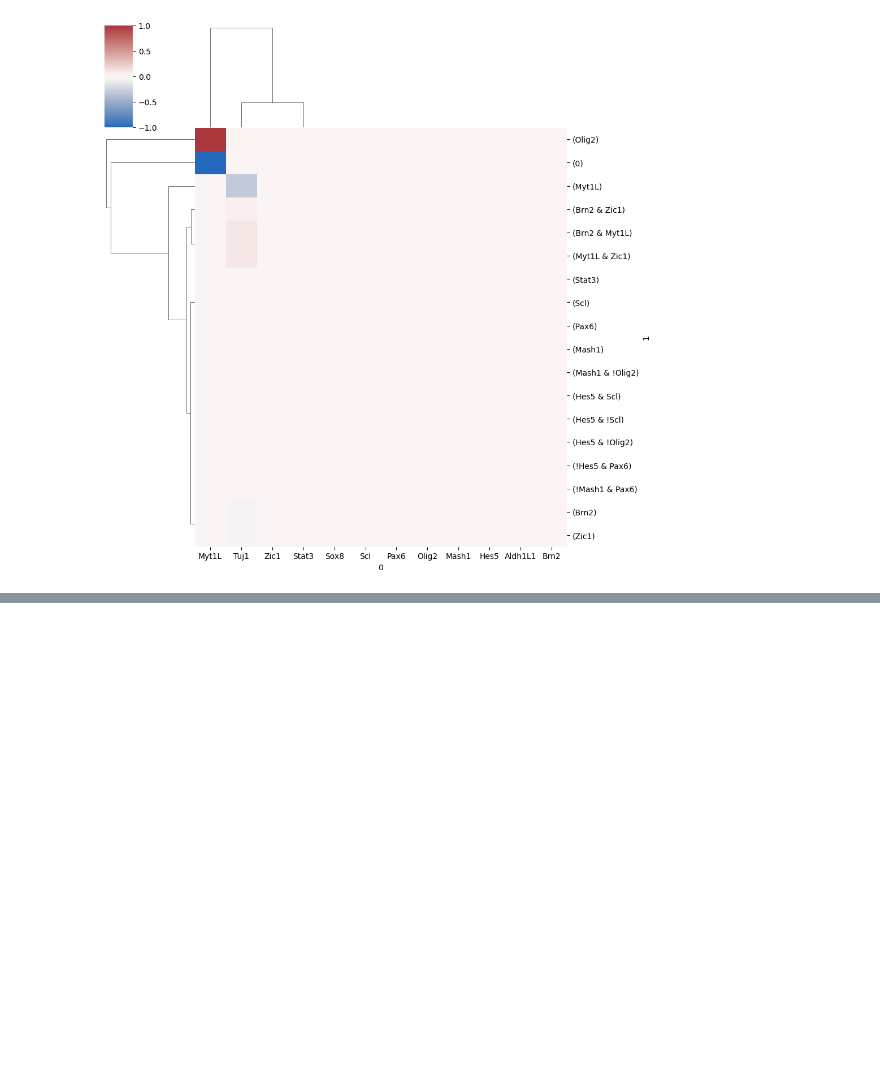
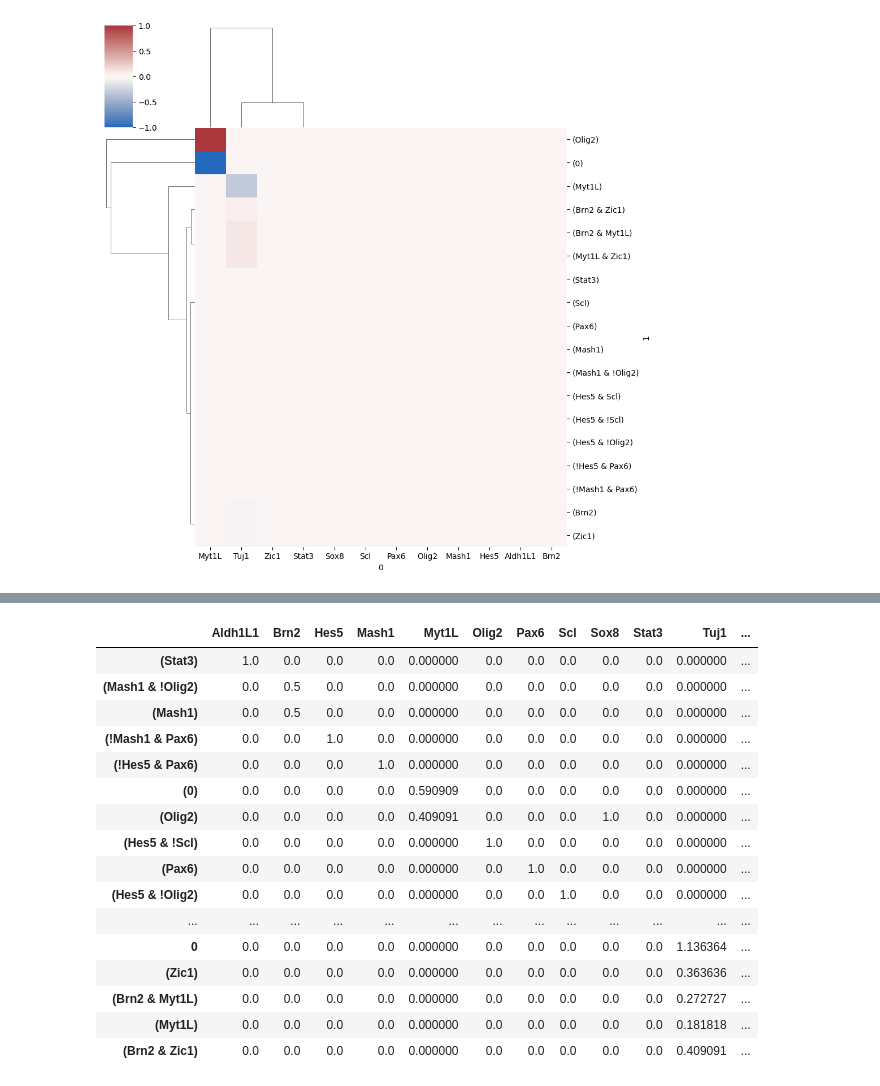
Before and after one commit to sysbio-curie/AstroLogics, a Jupyter notebook: scripts/Tutorial_BonesisTutorial.ipynb, the cells around one changed output, grey strips where cells are left out. Saved outputs shown, nothing was run; the diff lists cells and outputs as text; code cells hidden in the pictures; blank space fills up the shorter version.

```diff
--- a/scripts/Tutorial_BonesisTutorial.ipynb
+++ b/scripts/Tutorial_BonesisTutorial.ipynb
@@ -171,0 +259,23 @@ sns.clustermap(matrix.fillna(0).transpose(), cmap = 'vlag', vmax = 1, vmin = -1,
+# %%
+from logic_ensemble import logical_rules_processing
+
+model_logic_mtx = model.logic.model_logic
+logical_rules_processing.logic_clause_frequency(model_logic_mtx)
+# %% [output]
+|  | Aldh1L1 | Brn2 | Hes5 | Mash1 | Myt1L | Olig2 | Pax6 | Scl | Sox8 | Stat3 | Tuj1 | ... |
+| (Stat3) | 1.0 | 0.0 | 0.0 | 0.0 | 0.000000 | 0.0 | 0.0 | 0.0 | 0.0 | 0.0 | 0.000000 | ... |
+| (Mash1 & !Olig2) | 0.0 | 0.5 | 0.0 | 0.0 | 0.000000 | 0.0 | 0.0 | 0.0 | 0.0 | 0.0 | 0.000000 | ... |
+| (Mash1) | 0.0 | 0.5 | 0.0 | 0.0 | 0.000000 | 0.0 | 0.0 | 0.0 | 0.0 | 0.0 | 0.000000 | ... |
+| (!Mash1 & Pax6) | 0.0 | 0.0 | 1.0 | 0.0 | 0.000000 | 0.0 | 0.0 | 0.0 | 0.0 | 0.0 | 0.000000 | ... |
+| (!Hes5 & Pax6) | 0.0 | 0.0 | 0.0 | 1.0 | 0.000000 | 0.0 | 0.0 | 0.0 | 0.0 | 0.0 | 0.000000 | ... |
+| (0) | 0.0 | 0.0 | 0.0 | 0.0 | 0.590909 | 0.0 | 0.0 | 0.0 | 0.0 | 0.0 | 0.000000 | ... |
+| (Olig2) | 0.0 | 0.0 | 0.0 | 0.0 | 0.409091 | 0.0 | 0.0 | 0.0 | 1.0 | 0.0 | 0.000000 | ... |
+| (Hes5 & !Scl) | 0.0 | 0.0 | 0.0 | 0.0 | 0.000000 | 1.0 | 0.0 | 0.0 | 0.0 | 0.0 | 0.000000 | ... |
+| (Pax6) | 0.0 | 0.0 | 0.0 | 0.0 | 0.000000 | 0.0 | 1.0 | 0.0 | 0.0 | 0.0 | 0.000000 | ... |
+| (Hes5 & !Olig2) | 0.0 | 0.0 | 0.0 | 0.0 | 0.000000 | 0.0 | 0.0 | 1.0 | 0.0 | 0.0 | 0.000000 | ... |
+| ... | ... | ... | ... | ... | ... | ... | ... | ... | ... | ... | ... | ... |
+| 0 | 0.0 | 0.0 | 0.0 | 0.0 | 0.000000 | 0.0 | 0.0 | 0.0 | 0.0 | 0.0 | 1.136364 | ... |
+| (Zic1) | 0.0 | 0.0 | 0.0 | 0.0 | 0.000000 | 0.0 | 0.0 | 0.0 | 0.0 | 0.0 | 0.363636 | ... |
+| (Brn2 & Myt1L) | 0.0 | 0.0 | 0.0 | 0.0 | 0.000000 | 0.0 | 0.0 | 0.0 | 0.0 | 0.0 | 0.272727 | ... |
+| (Myt1L) | 0.0 | 0.0 | 0.0 | 0.0 | 0.000000 | 0.0 | 0.0 | 0.0 | 0.0 | 0.0 | 0.181818 | ... |
+| (Brn2 & Zic1) | 0.0 | 0.0 | 0.0 | 0.0 | 0.000000 | 0.0 | 0.0 | 0.0 | 0.0 | 0.0 | 0.409091 | ... |
```
Also changed, not shown: parts of 11 cells of this notebook, 1 other file.
